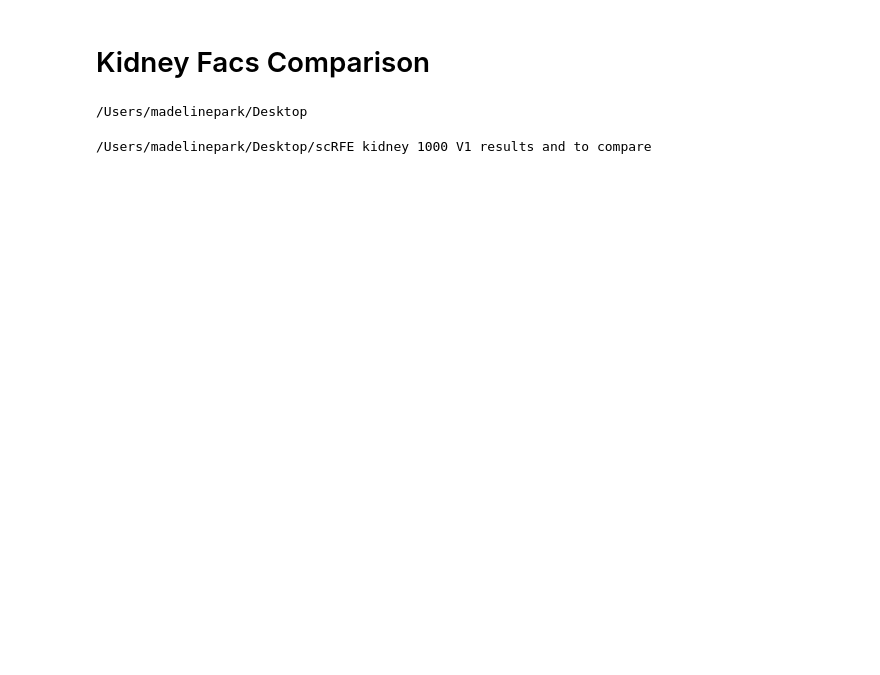
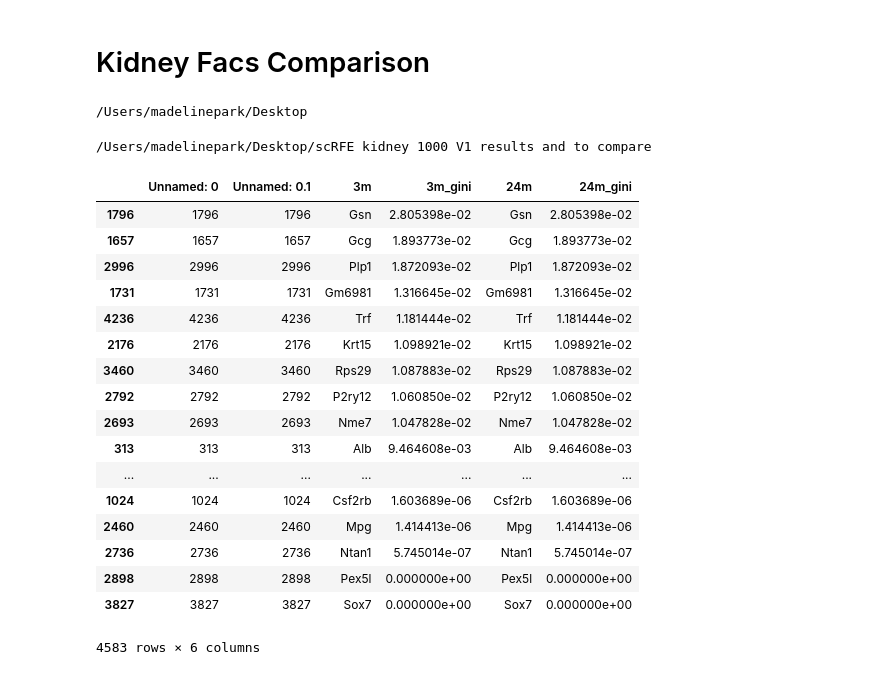
Before and after one commit to czbiohub-sf/scRFE, a Jupyter notebook: scripts/kidneyFacsComparison.ipynb, the cells around one changed output. Cells and saved outputs as stored; diff of their text form; code cells hidden in the pictures; blank space fills up the shorter version.

```diff
--- a/scripts/kidneyFacsComparison.ipynb
+++ b/scripts/kidneyFacsComparison.ipynb
@@ -20,6 +41,29 @@ cd /Users/madelinepark/desktop
 cd scRFE\ kidney\ 1000\ V1\ results\ and\ to\ compare
 # %% [output]
 /Users/madelinepark/Desktop/scRFE kidney 1000 V1 results and to compare
+# %%
+tutorialAge = pd.read_csv('KidneyTutorialAge1000SORTEDv1.csv')
+# %%
+tutorialAge.sort_values(by='24m_gini', ascending = False)
+# %% [output]
+|  | Unnamed: 0 | Unnamed: 0.1 | 3m | 3m_gini | 24m | 24m_gini |
+| 1796 | 1796 | 1796 | Gsn | 2.805398e-02 | Gsn | 2.805398e-02 |
+| 1657 | 1657 | 1657 | Gcg | 1.893773e-02 | Gcg | 1.893773e-02 |
+| 2996 | 2996 | 2996 | Plp1 | 1.872093e-02 | Plp1 | 1.872093e-02 |
+| 1731 | 1731 | 1731 | Gm6981 | 1.316645e-02 | Gm6981 | 1.316645e-02 |
+| 4236 | 4236 | 4236 | Trf | 1.181444e-02 | Trf | 1.181444e-02 |
+| 2176 | 2176 | 2176 | Krt15 | 1.098921e-02 | Krt15 | 1.098921e-02 |
+| 3460 | 3460 | 3460 | Rps29 | 1.087883e-02 | Rps29 | 1.087883e-02 |
+| 2792 | 2792 | 2792 | P2ry12 | 1.060850e-02 | P2ry12 | 1.060850e-02 |
+| 2693 | 2693 | 2693 | Nme7 | 1.047828e-02 | Nme7 | 1.047828e-02 |
+| 313 | 313 | 313 | Alb | 9.464608e-03 | Alb | 9.464608e-03 |
+| ... | ... | ... | ... | ... | ... | ... |
+| 1024 | 1024 | 1024 | Csf2rb | 1.603689e-06 | Csf2rb | 1.603689e-06 |
+| 2460 | 2460 | 2460 | Mpg | 1.414413e-06 | Mpg | 1.414413e-06 |
+| 2736 | 2736 | 2736 | Ntan1 | 5.745014e-07 | Ntan1 | 5.745014e-07 |
+| 2898 | 2898 | 2898 | Pex5l | 0.000000e+00 | Pex5l | 0.000000e+00 |
+| 3827 | 3827 | 3827 | Sox7 | 0.000000e+00 | Sox7 | 0.000000e+00 |
+4583 rows × 6 columns
 # %%
 tutorialCelltype = pd.read_csv('rf-rfe-resultsCVresetKidney celltype.csv')
 scRFECelltype = pd.read_csv('kidneyCellType1000V1.csv')
```
Also changed, not shown: parts of 4 cells of this notebook, 1 other file.
